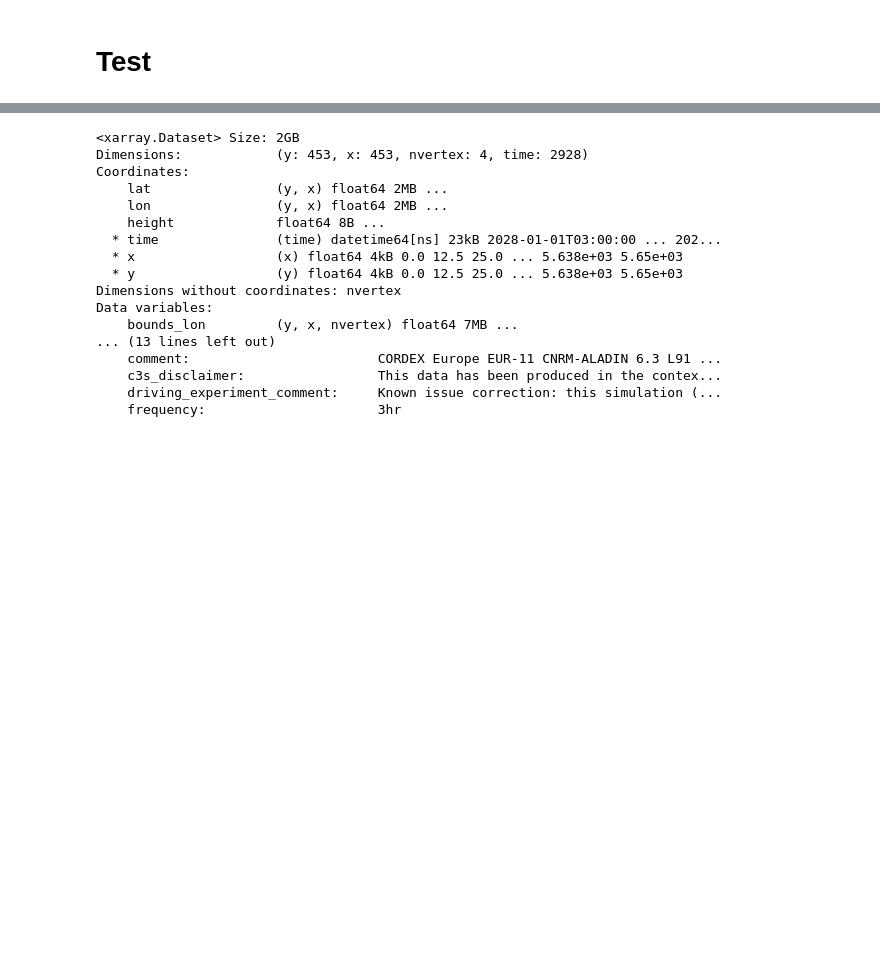
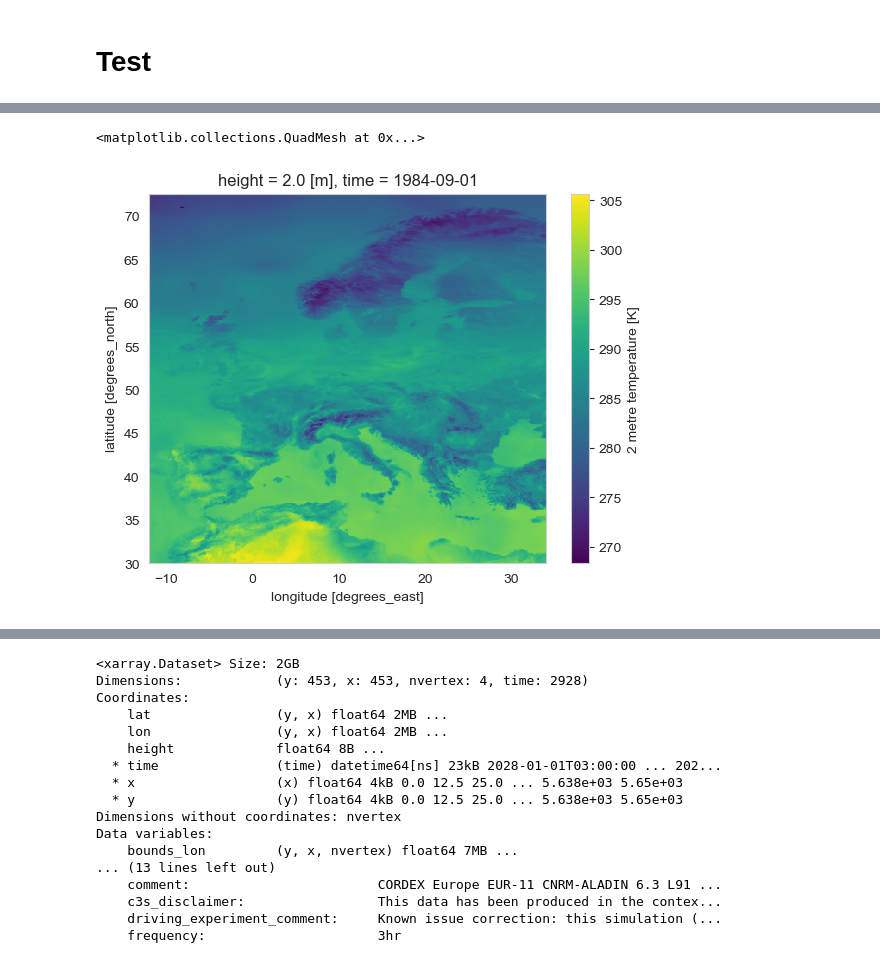
Before and after one commit to yasserhaddad/CORDEX2Energy, a Jupyter notebook: notebooks/processing/wind_speed_diagnostics.ipynb, the cells around one changed output, grey strips where cells are left out. Cells and saved outputs as stored; diff of their text form; code cells hidden in the pictures; blank space fills up the shorter version.

```diff
--- a/notebooks/processing/wind_speed_diagnostics.ipynb
+++ b/notebooks/processing/wind_speed_diagnostics.ipynb
@@ -68,0 +116,5 @@ cordex_wind_150m, cordex_wind_hist_150m = get_raw_cordex_data_paths(
+# %%
+sel_extent(xr.open_zarr(Path("/landclim/yhaddad/clim2energy-ch/cerra_processed/regridded/2t.zarr"), chunks="auto").isel(time=0)["2t"], extent=extent).plot()
+# %% [output]
+<matplotlib.collections.QuadMesh at 0x...>
+[figure, added]
```
Also changed, not shown: parts of 7 cells of this notebook, 43 other files.
